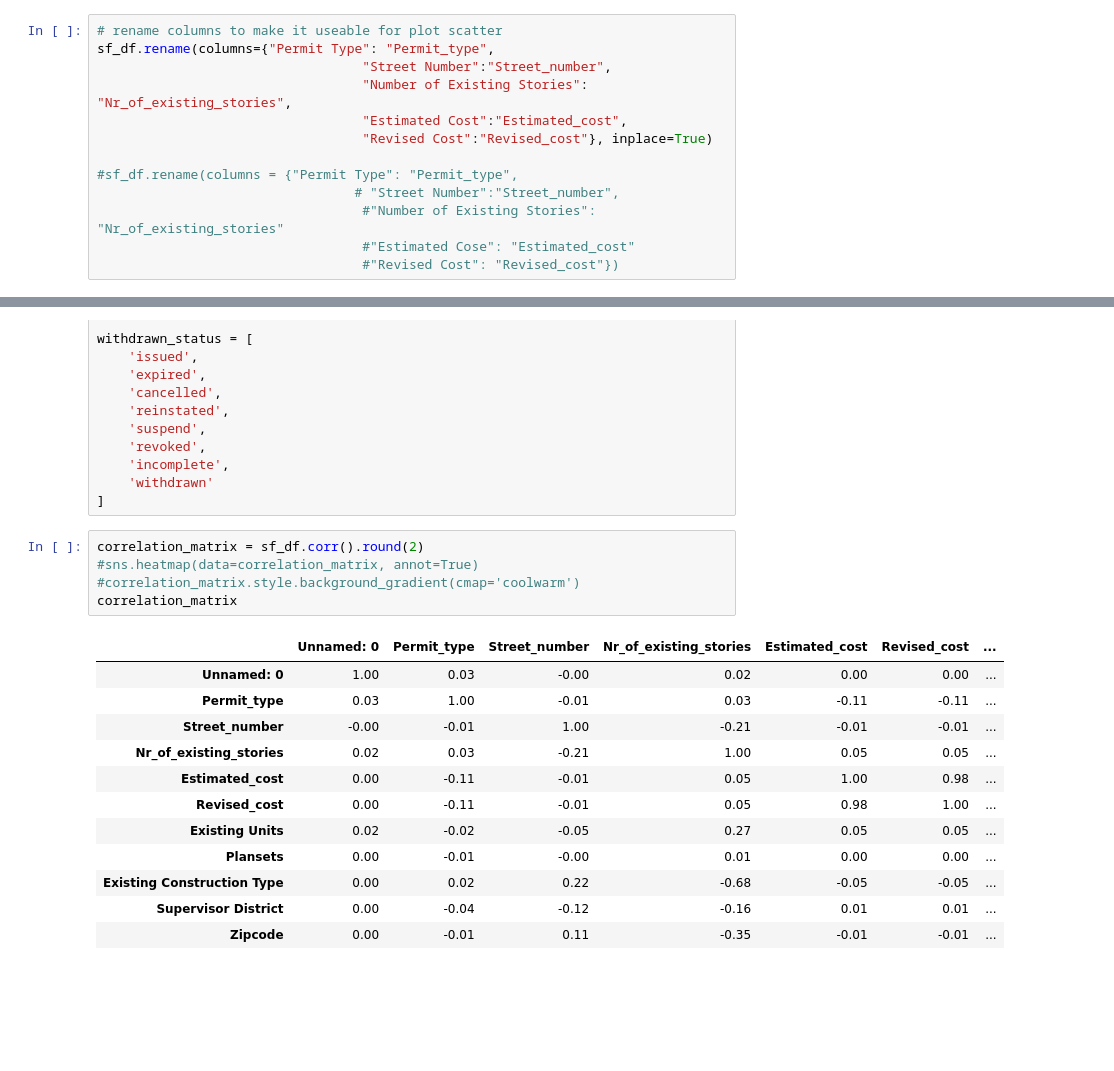
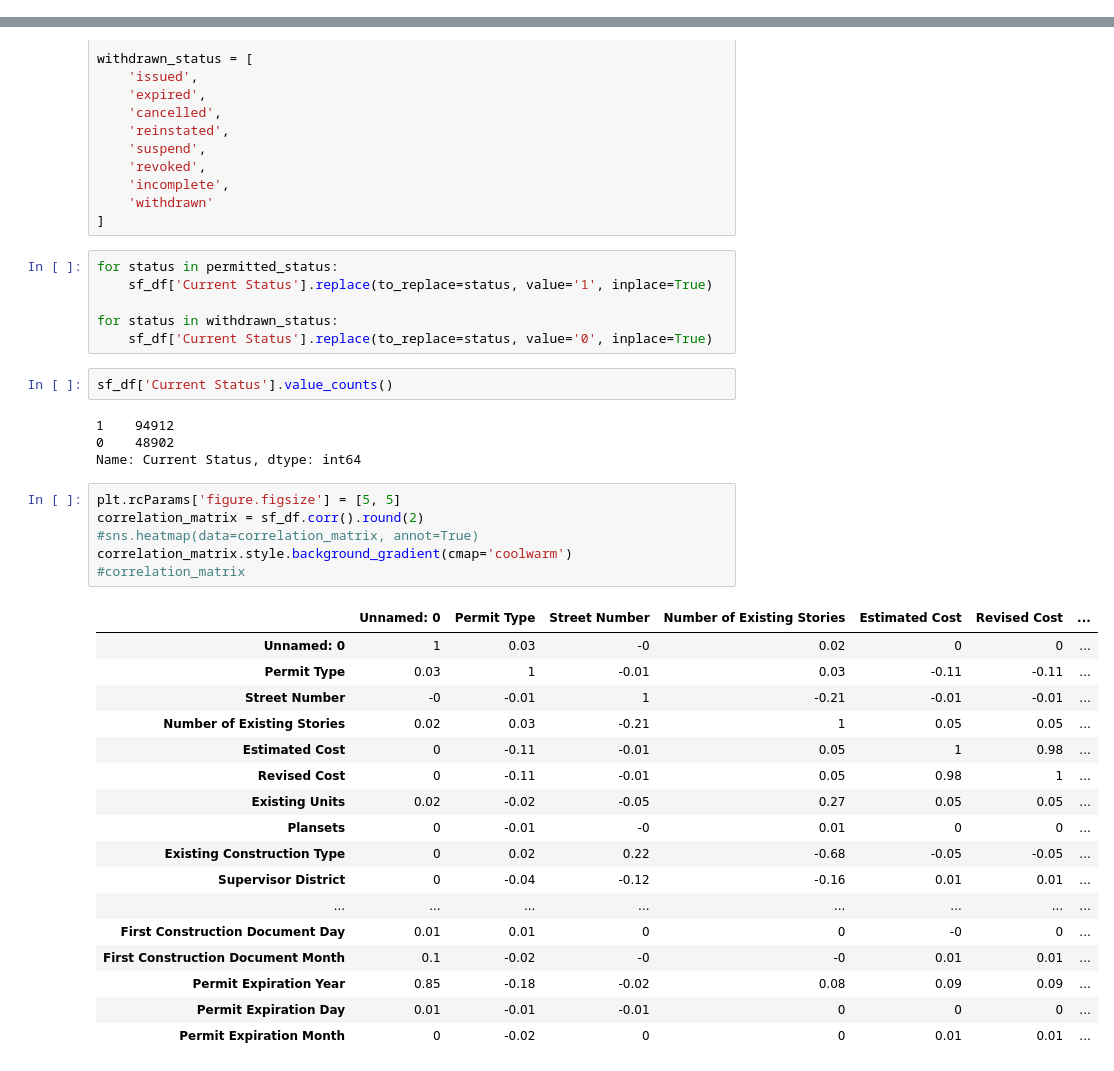
Before and after one commit to LuckyStrike357/atit2_assignment2, a Jupyter notebook: B Permits Exploration .ipynb, the cells around one changed output, grey strips where cells are left out. Saved outputs shown, nothing was run; the diff lists cells and outputs as text; blank space fills up the shorter version.

```diff
--- a/B Permits Exploration .ipynb
+++ b/B Permits Exploration .ipynb
@@ -10,16 +10,3 @@ plt.rcParams['figure.figsize'] = [15, 8]
 # %%
 # read in the cleaned csv dataset
 sf_df = pd.read_csv("./Building_Permits_Clean.csv")
-# %%
-# rename columns to make it useable for plot scatter
-sf_df.rename(columns={"Permit Type": "Permit_type",
-                                  "Street Number":"Street_number",
-                                  "Number of Existing Stories": "Nr_of_existing_stories",
-                                  "Estimated Cost":"Estimated_cost",
-                                  "Revised Cost":"Revised_cost"}, inplace=True)
-
-#sf_df.rename(columns = {"Permit Type": "Permit_type",
-                                 # "Street Number":"Street_number",
-                                  #"Number of Existing Stories": "Nr_of_existing_stories"
-                                  #"Estimated Cose": "Estimated_cost"
-                                  #"Revised Cost": "Revised_cost"})
@@ -123,21 +87,39 @@ withdrawn_status = [
     'incomplete',
     'withdrawn'
 ]
+# %%
+for status in permitted_status:
+    sf_df['Current Status'].replace(to_replace=status, value='1', inplace=True)
+
+for status in withdrawn_status:
+    sf_df['Current Status'].replace(to_replace=status, value='0', inplace=True)
+# %%
+sf_df['Current Status'].value_counts()
+# %% [output]
+1    94912
+0    48902
+Name: Current Status, dtype: int64
 # %%
+plt.rcParams['figure.figsize'] = [5, 5]
 correlation_matrix = sf_df.corr().round(2)
 #sns.heatmap(data=correlation_matrix, annot=True)
-#correlation_matrix.style.background_gradient(cmap='coolwarm')
-correlation_matrix
+correlation_matrix.style.background_gradient(cmap='coolwarm')
+#correlation_matrix
 # %% [output]
-|  | Unnamed: 0 | Permit_type | Street_number | Nr_of_existing_stories | Estimated_cost | Revised_cost | ... |
-| Unnamed: 0 | 1.00 | 0.03 | -0.00 | 0.02 | 0.00 | 0.00 | ... |
-| Permit_type | 0.03 | 1.00 | -0.01 | 0.03 | -0.11 | -0.11 | ... |
-| Street_number | -0.00 | -0.01 | 1.00 | -0.21 | -0.01 | -0.01 | ... |
-| Nr_of_existing_stories | 0.02 | 0.03 | -0.21 | 1.00 | 0.05 | 0.05 | ... |
-| Estimated_cost | 0.00 | -0.11 | -0.01 | 0.05 | 1.00 | 0.98 | ... |
-| Revised_cost | 0.00 | -0.11 | -0.01 | 0.05 | 0.98 | 1.00 | ... |
+|  | Unnamed: 0 | Permit Type | Street Number | Number of Existing Stories | Estimated Cost | Revised Cost | ... |
+| Unnamed: 0 | 1 | 0.03 | -0 | 0.02 | 0 | 0 | ... |
+| Permit Type | 0.03 | 1 | -0.01 | 0.03 | -0.11 | -0.11 | ... |
+| Street Number | -0 | -0.01 | 1 | -0.21 | -0.01 | -0.01 | ... |
+| Number of Existing Stories | 0.02 | 0.03 | -0.21 | 1 | 0.05 | 0.05 | ... |
+| Estimated Cost | 0 | -0.11 | -0.01 | 0.05 | 1 | 0.98 | ... |
+| Revised Cost | 0 | -0.11 | -0.01 | 0.05 | 0.98 | 1 | ... |
 | Existing Units | 0.02 | -0.02 | -0.05 | 0.27 | 0.05 | 0.05 | ... |
-| Plansets | 0.00 | -0.01 | -0.00 | 0.01 | 0.00 | 0.00 | ... |
-| Existing Construction Type | 0.00 | 0.02 | 0.22 | -0.68 | -0.05 | -0.05 | ... |
-| Supervisor District | 0.00 | -0.04 | -0.12 | -0.16 | 0.01 | 0.01 | ... |
-| Zipcode | 0.00 | -0.01 | 0.11 | -0.35 | -0.01 | -0.01 | ... |
+| Plansets | 0 | -0.01 | -0 | 0.01 | 0 | 0 | ... |
+| Existing Construction Type | 0 | 0.02 | 0.22 | -0.68 | -0.05 | -0.05 | ... |
+| Supervisor District | 0 | -0.04 | -0.12 | -0.16 | 0.01 | 0.01 | ... |
+| ... | ... | ... | ... | ... | ... | ... | ... |
+| First Construction Document Day | 0.01 | 0.01 | 0 | 0 | -0 | 0 | ... |
+| First Construction Document Month | 0.1 | -0.02 | -0 | -0 | 0.01 | 0.01 | ... |
+| Permit Expiration Year | 0.85 | -0.18 | -0.02 | 0.08 | 0.09 | 0.09 | ... |
+| Permit Expiration Day | 0.01 | -0.01 | -0.01 | 0 | 0 | 0 | ... |
+| Permit Expiration Month | 0 | -0.02 | 0 | 0 | 0.01 | 0.01 | ... |
```
Also changed, not shown: parts of 7 cells of this notebook.
